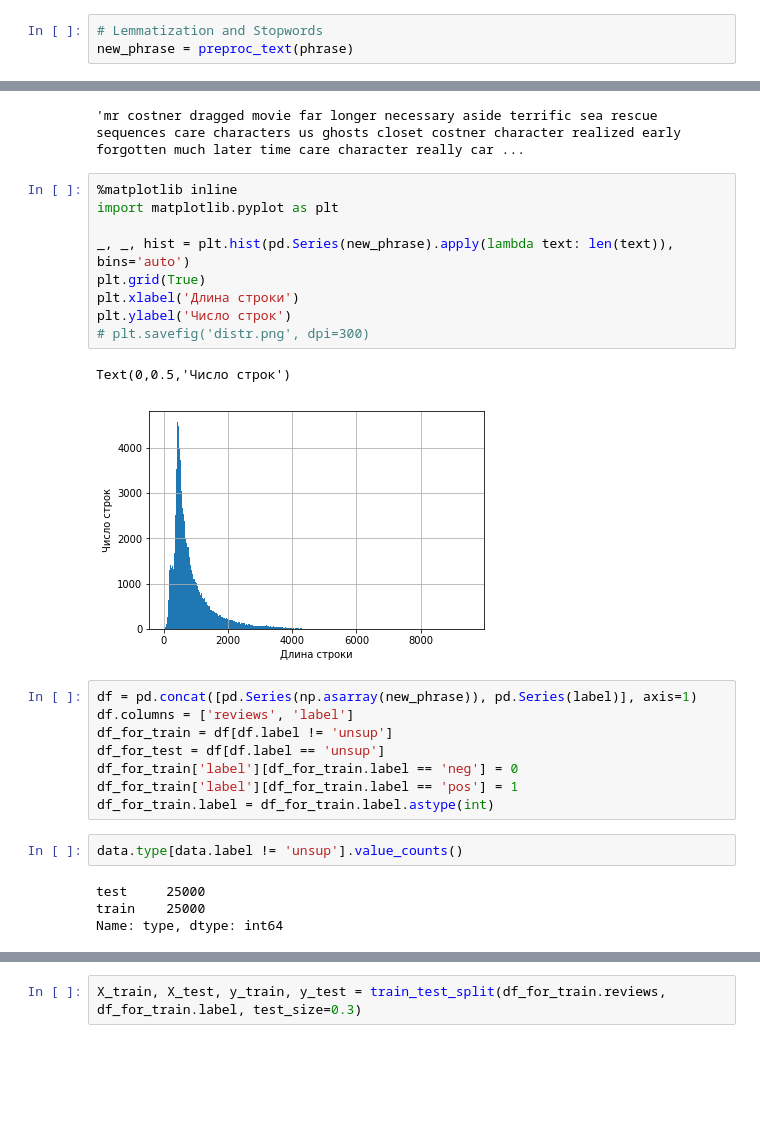
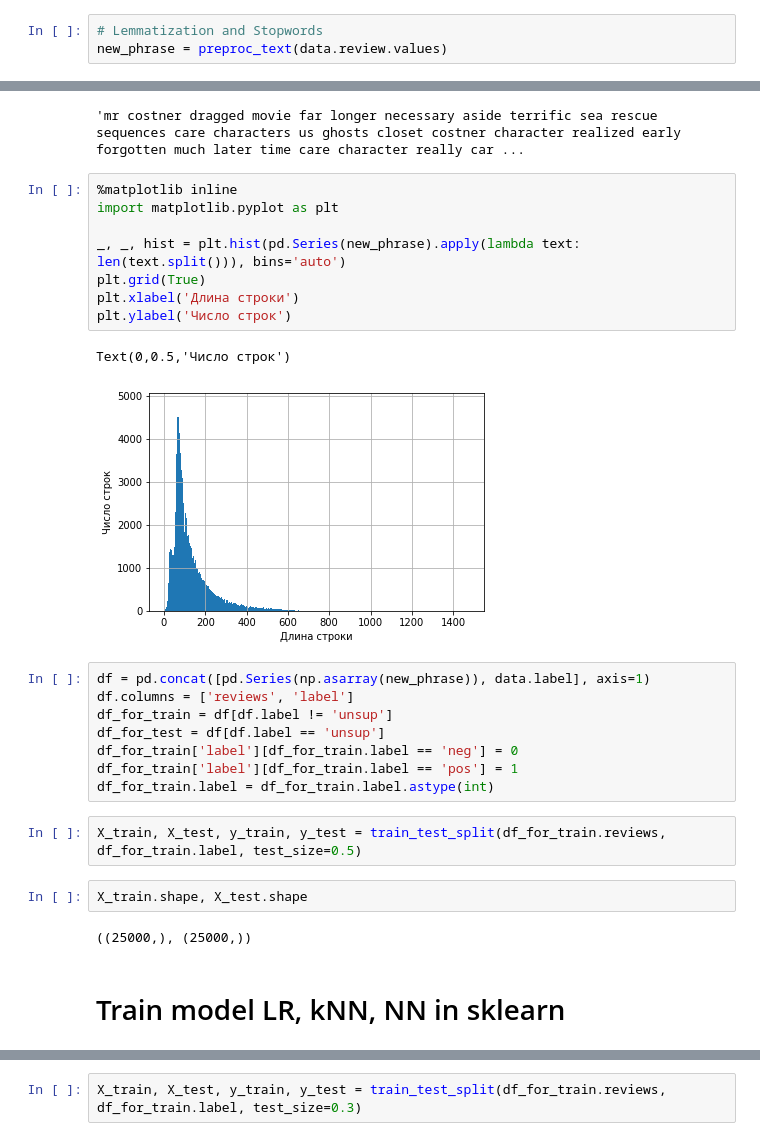
Before and after one commit to AntonStef/Kaggle-Task, a Jupyter notebook: IMDB/code/IMDB_Review_Max.ipynb, the cells around one changed output, grey strips where cells are left out. Cells and saved outputs as stored; diff of their text form; blank space fills up the shorter version.

```diff
--- a/IMDB/code/IMDB_Review_Max.ipynb
+++ b/IMDB/code/IMDB_Review_Max.ipynb
@@ -161,6 +95,6 @@ phrase[0]
 # %%
 # Lemmatization and Stopwords
-new_phrase = preproc_text(phrase)
+new_phrase = preproc_text(data.review.values)
 # %%
 new_phrase[0]
 # %% [output]
@@ -168,26 +102,27 @@ new_phrase[0]
 # %%
 %matplotlib inline
 import matplotlib.pyplot as plt
 
-_, _, hist = plt.hist(pd.Series(new_phrase).apply(lambda text: len(text)), bins='auto')
+_, _, hist = plt.hist(pd.Series(new_phrase).apply(lambda text: len(text.split())), bins='auto')
 plt.grid(True)
 plt.xlabel('Длина строки')
 plt.ylabel('Число строк')
-# plt.savefig('distr.png', dpi=300)
 # %% [output]
 Text(0,0.5,'Число строк')
-[figure, old version]
+[figure, new version]
 # %%
-df = pd.concat([pd.Series(np.asarray(new_phrase)), pd.Series(label)], axis=1)
+df = pd.concat([pd.Series(np.asarray(new_phrase)), data.label], axis=1)
 df.columns = ['reviews', 'label']
 df_for_train = df[df.label != 'unsup']
 df_for_test = df[df.label == 'unsup']
 df_for_train['label'][df_for_train.label == 'neg'] = 0
 df_for_train['label'][df_for_train.label == 'pos'] = 1
 df_for_train.label = df_for_train.label.astype(int)
-# %%
-data.type[data.label != 'unsup'].value_counts()
-# %% [output]
-test     25000
-train    25000
-Name: type, dtype: int64
+# %%
+X_train, X_test, y_train, y_test = train_test_split(df_for_train.reviews, df_for_train.label, test_size=0.5)
+# %%
+X_train.shape, X_test.shape
+# %% [output]
+((25000,), (25000,))
+# %% [markdown]
+# Train model LR, kNN, NN in sklearn
```
Also changed, not shown: parts of 54 cells of this notebook.
